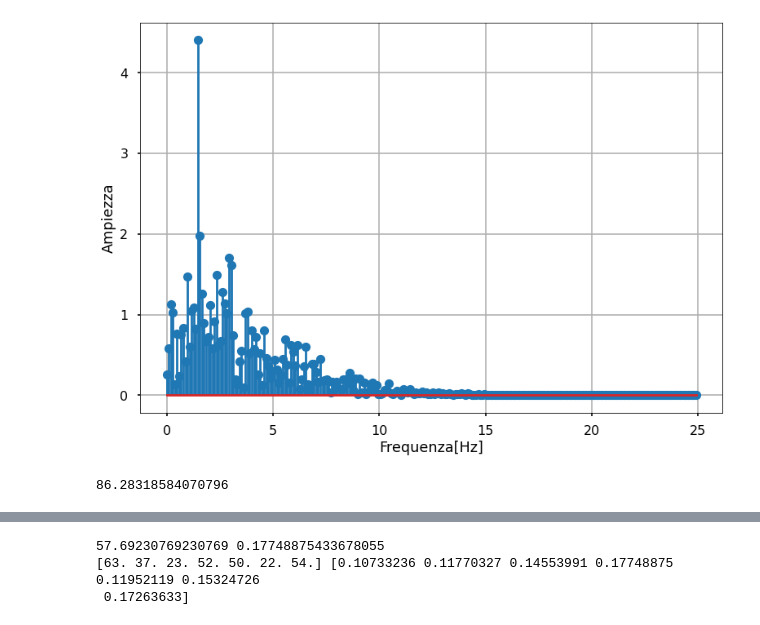
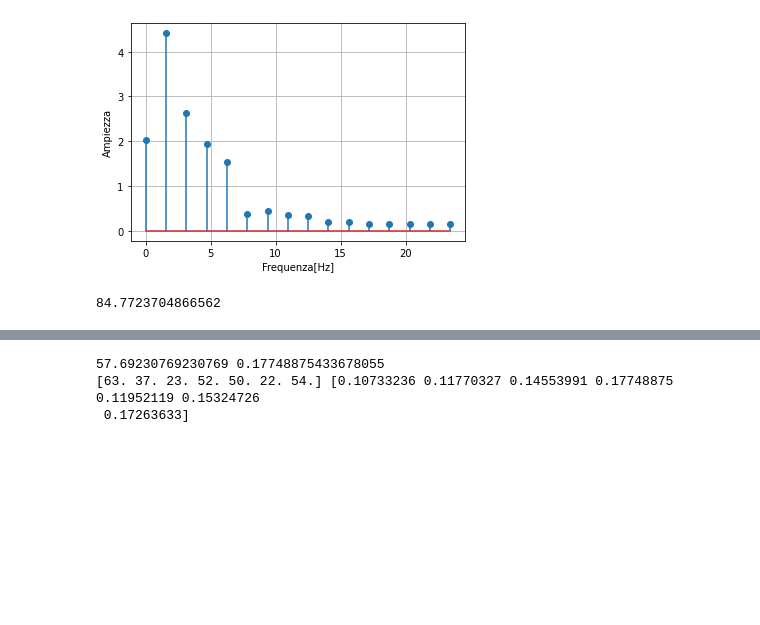
Before and after one commit to sand-knight/ciardiello, a Jupyter notebook: mychoi.ipynb, the cells around one changed output, grey strips where cells are left out. Drawn from its saved outputs; the diff is of its cells as text; code cells hidden in the pictures; blank space fills up the shorter version.

```diff
--- a/mychoi.ipynb
+++ b/mychoi.ipynb
@@ -32,24 +34,27 @@ print(indices)
 # %%
 from scipy.fft import fft, fftfreq
 #FOURIER TRANSFORM (DFT)
 
+
 # Number of sample points
-N = 512
+N = 32
 # sample spacing
 T = 1.0 / 50.0
 x = np.linspace(0.0, N*T, N, endpoint=False)
-y = preprocessed
+y = preprocessed[100:132]
 yf = fft(y)
 xf = fftfreq(N, T)[:N//2]
 plt.stem(xf, 2.0/N * np.abs(yf[0:N//2]))
 plt.grid()
 plt.xlabel("Frequenza[Hz]")
 plt.ylabel("Ampiezza")
 plt.show()
 # %% [output]
-[figure, old version]
+[figure, new version]
 # %%
+indices=ch.choi(data[14000:16000],50.)
+
 meanhr=hr.heartrate_from_indices(indices,50.)
 print(meanhr)
 # %% [output]
-86.28318584070796
+84.7723704866562
```
Also changed, not shown: parts of 3 cells of this notebook, 1 other file.
